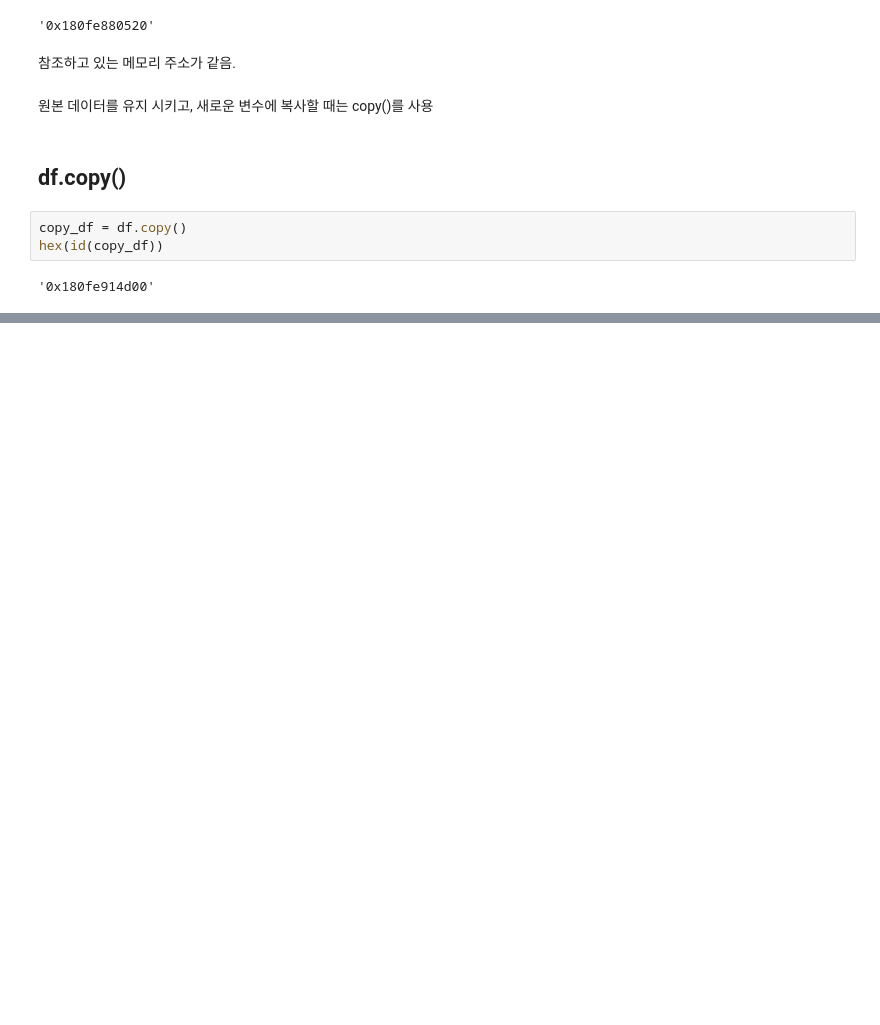
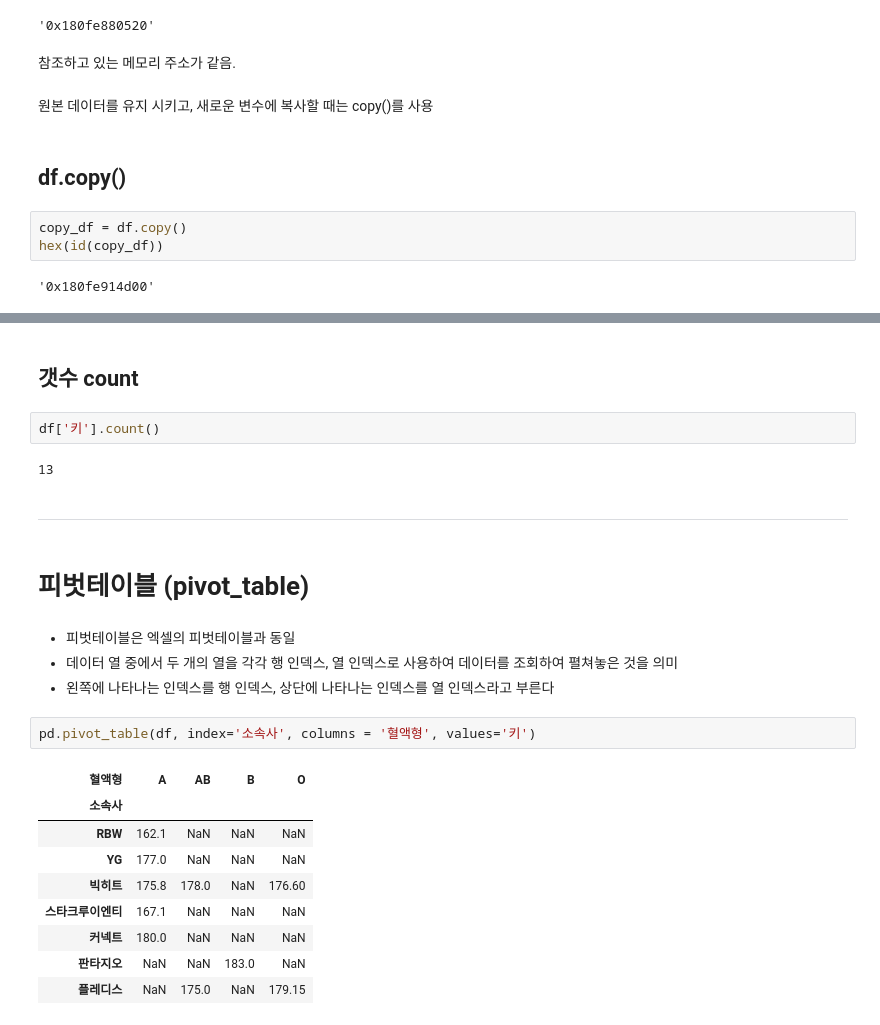
Before and after one commit to star77sa/TIL-Blog, a Jupyter notebook: _notebooks/2021-08-09-Pandas.ipynb, the cells around one changed output, grey strips where cells are left out. Drawn from its saved outputs; the diff is of its cells as text; blank space fills up the shorter version.

```diff
--- a/_notebooks/2021-08-09-Pandas.ipynb
+++ b/_notebooks/2021-08-09-Pandas.ipynb
@@ -432,0 +540,26 @@ hex(id(copy_df))
+# %% [markdown]
+## 갯수 count
+# %%
+df['키'].count()
+# %% [output]
+13
+# %% [markdown]
+---
+# %% [markdown]
+# 피벗테이블 (pivot_table)
+# %% [markdown]
+- 피벗테이블은 엑셀의 피벗테이블과 동일
+- 데이터 열 중에서 두 개의 열을 각각 행 인덱스, 열 인덱스로 사용하여 데이터를 조회하여 펼쳐놓은 것을 의미
+- 왼쪽에 나타나는 인덱스를 행 인덱스, 상단에 나타나는 인덱스를 열 인덱스라고 부른다
+# %%
+pd.pivot_table(df, index='소속사', columns = '혈액형', values='키')
+# %% [output]
+| 혈액형 | A | AB | B | O |
+| 소속사 |  |  |  |  |
+| RBW | 162.1 | NaN | NaN | NaN |
+| YG | 177.0 | NaN | NaN | NaN |
+| 빅히트 | 175.8 | 178.0 | NaN | 176.60 |
+| 스타크루이엔티 | 167.1 | NaN | NaN | NaN |
+| 커넥트 | 180.0 | NaN | NaN | NaN |
+| 판타지오 | NaN | NaN | 183.0 | NaN |
+| 플레디스 | NaN | 175.0 | NaN | 179.15 |
```
Also changed, not shown: parts of 37 cells of this notebook.
